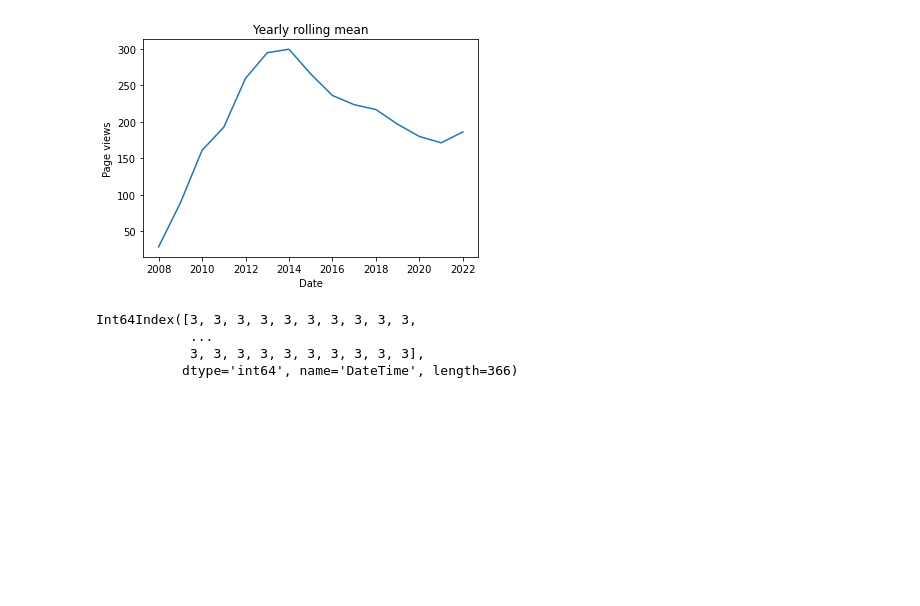
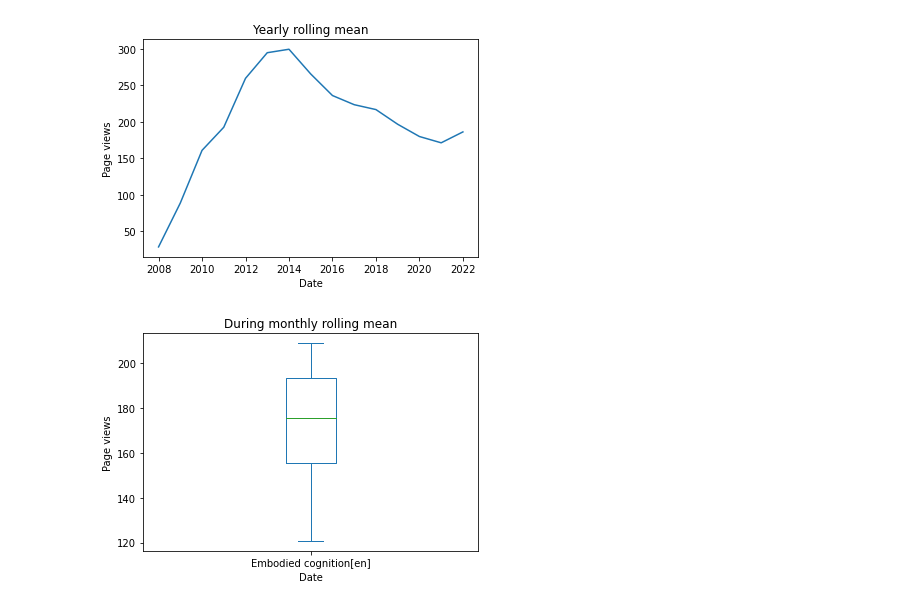
Before and after one commit to JohnMadrid/EC_env_images, a Jupyter notebook: page_visits_analysis.ipynb, the cells around one changed output. Saved outputs shown, nothing was run; the diff lists cells and outputs as text; code cells hidden in the pictures; blank space fills up the shorter version.

```diff
--- a/page_visits_analysis.ipynb
+++ b/page_visits_analysis.ipynb
@@ -46,11 +46,21 @@ plt.show()
 # %%
 views_before_project = df['2020-03-15':'2021-03-15']
 views_during_project = df['2021-03-15':'2022-03-15']
 
+
+# views_during_project
 views_before_project_month = views_before_project.index.month
 views_during_project_month = views_during_project.index.month
+#
+# views_during_project
+
+views_during_project_mean = views_during_project['Embodied cognition[en]'].groupby(views_during_project_month).mean()
+
+ax = views_during_project_mean.plot(kind='box')
+ax.set_xlabel("Date")
+ax.set_ylabel("Page views")
+ax.set_title("During monthly rolling mean")
+
+plt.show()
 # %% [output]
-Int64Index([3, 3, 3, 3, 3, 3, 3, 3, 3, 3,
-            ...
-            3, 3, 3, 3, 3, 3, 3, 3, 3, 3],
-           dtype='int64', name='DateTime', length=366)
+[figure, added]
```
Also changed, not shown: parts of 1 cell of this notebook.
